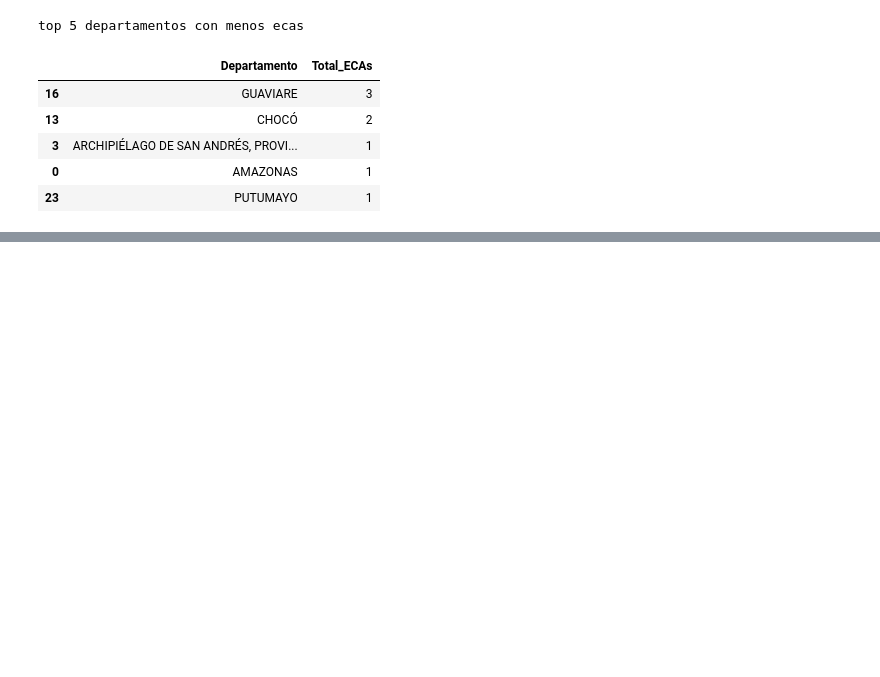
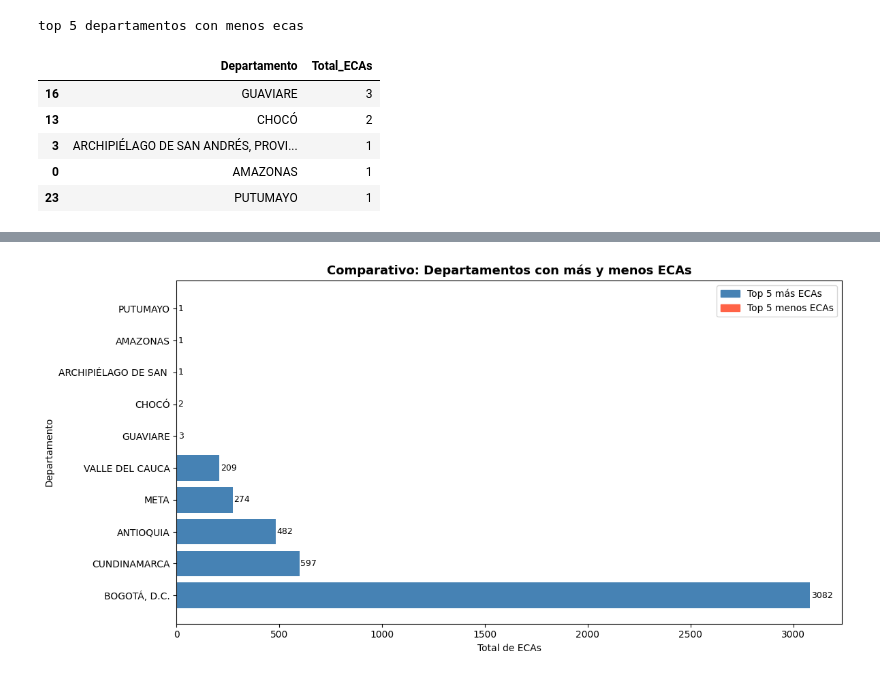
Before and after one commit to crisfore083-sudo/ECAS_SUI_PROYECTO, a Jupyter notebook: PRIMER_CODIGO_PROYECTO.ipynb, the cells around one changed output, grey strips where cells are left out. Cells and saved outputs as stored; diff of their text form; code cells hidden in the pictures; blank space fills up the shorter version.

Commit message:
3 graficas con los datos clasificados

```diff
--- a/PRIMER_CODIGO_PROYECTO.ipynb
+++ b/PRIMER_CODIGO_PROYECTO.ipynb
@@ -87,0 +151,43 @@ To https://github.com/crisfore083-sudo/ECAS_SUI_PROYECTO.git
+# %%
+import matplotlib.pyplot as plt
+import matplotlib.patches as mpatches
+
+# Combinar las dos tablas
+top5_df = ecas_por_departamento.head(5).copy()
+top5_df["grupo"] = "Top 5 más ECAs"
+
+menos5_df = ecas_por_departamento.tail(5).copy()
+menos5_df["grupo"] = "Top 5 menos ECAs"
+
+combinado = pd.concat([top5_df, menos5_df], ignore_index=True)
+
+# Acortar nombres largos para que entren en el eje
+combinado["Depto_corto"] = combinado["Departamento"].str[:20]
+
+# Colores por grupo
+colores = combinado["grupo"].map({
+    "Top 5 más ECAs": "steelblue",
+    "Top 5 menos ECAs": "tomato"
+})
+
+# Graficar
+fig, ax = plt.subplots(figsize=(12, 6))
+bars = ax.barh(combinado["Depto_corto"], combinado["Total_ECAs"], color=colores)
+
+# Etiquetas con el valor exacto
+for bar in bars:
+    ax.text(bar.get_width() + 5, bar.get_y() + bar.get_height() / 2,
+            f'{int(bar.get_width())}', va='center', fontsize=9)
+
+# Leyenda
+patch1 = mpatches.Patch(color='steelblue', label='Top 5 más ECAs')
+patch2 = mpatches.Patch(color='tomato', label='Top 5 menos ECAs')
+ax.legend(handles=[patch1, patch2])
+
+ax.set_title("Comparativo: Departamentos con más y menos ECAs", fontsize=13, fontweight='bold')
+ax.set_xlabel("Total de ECAs")
+ax.set_ylabel("Departamento")
+plt.tight_layout()
+plt.show()
+# %% [output]
+[figure, added]
```
Also changed, not shown: parts of 6 cells of this notebook.
